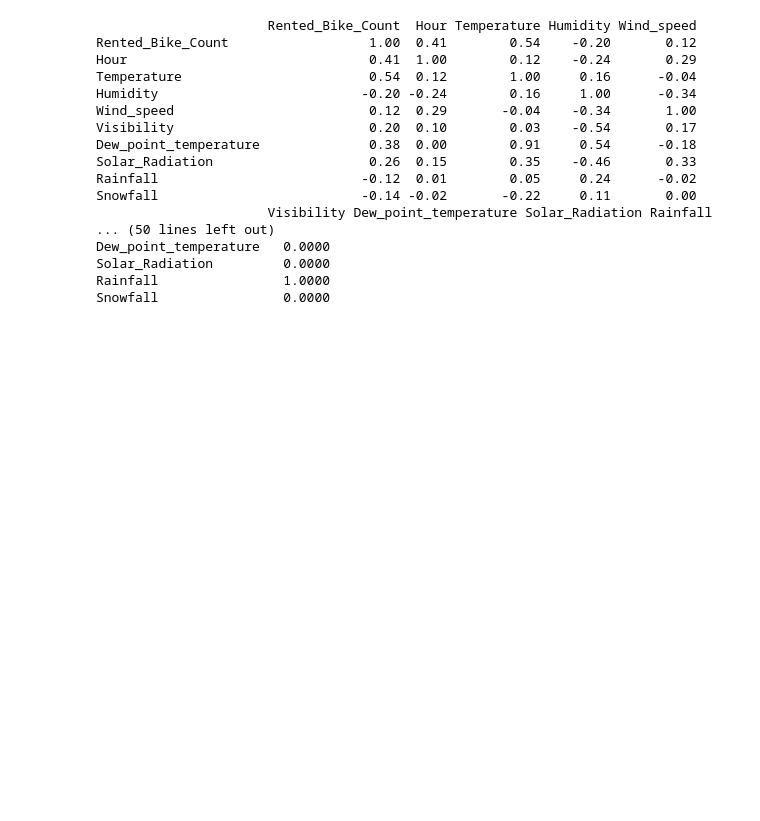
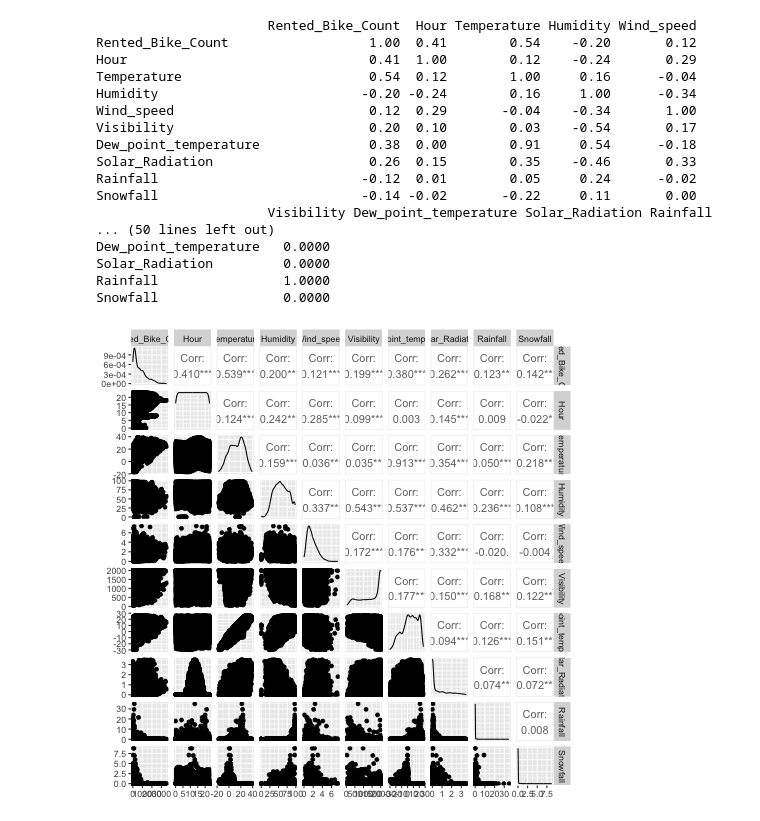
Before and after one commit to Arturo-Hernanz-CM/analisis_datos_modelo_regresion_bicicletas_seul, a Jupyter notebook: modelo.ipynb, the cells around one changed output. Drawn from its saved outputs; the diff is of its cells as text; code cells hidden in the pictures; blank space fills up the shorter version.

```diff
--- a/modelo.ipynb
+++ b/modelo.ipynb
@@ -245,3 +228,9 @@ Dew_point_temperature   0.0000
 Solar_Radiation         0.0000
 Rainfall                1.0000
 Snowfall                0.0000
+# %%
+%%R
+num_vars <- dfMedidas[, sapply(dfMedidas, is.numeric)]
+ggpairs(num_vars)
+# %% [output]
+[figure, added]
```
Also changed, not shown: parts of 5 cells of this notebook.
